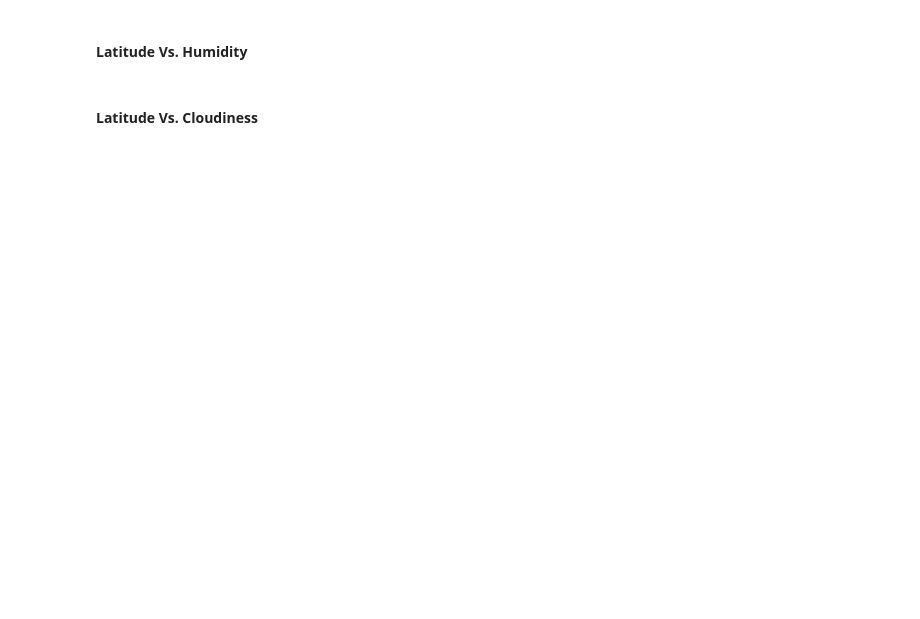
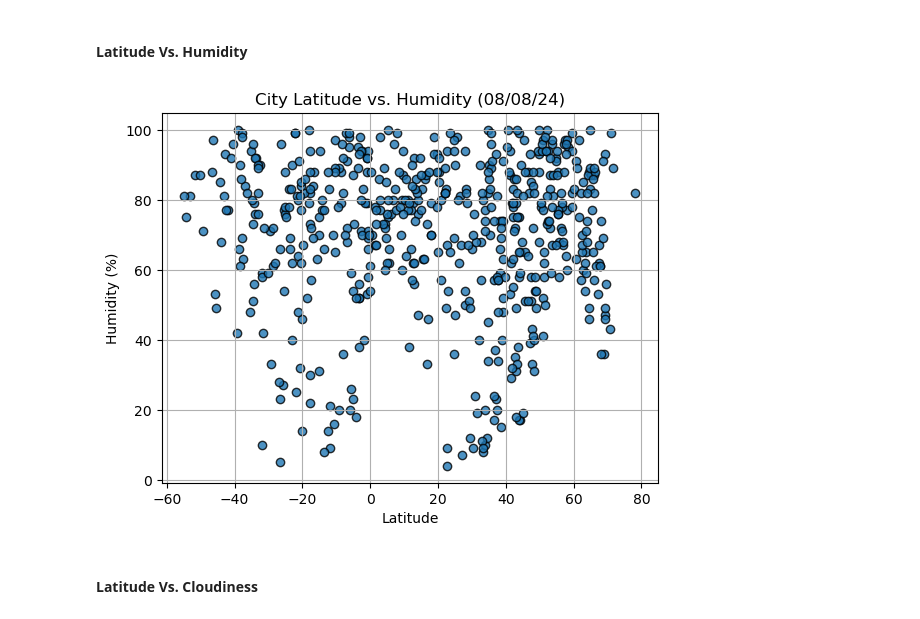
Before and after one commit to AndrewSobiech/python-api-challenge, a Jupyter notebook: WeatherPy/WeatherPy.ipynb, the cells around one changed output. Saved outputs shown, nothing was run; the diff lists cells and outputs as text; code cells hidden in the pictures; blank space fills up the shorter version.

```diff
--- a/WeatherPy/WeatherPy.ipynb
+++ b/WeatherPy/WeatherPy.ipynb
@@ -162,16 +213,23 @@ plt.show()
 #### Latitude Vs. Humidity
 # %%
 # Build the scatter plots for latitude vs. humidity
-# YOUR CODE HERE
+plt.scatter(city_data_df['Lat'], city_data_df['Humidity'],
+            edgecolor='black', linewidths=1, marker='o',
+            alpha=0.8, label='Cities')
 
 # Incorporate the other graph properties
-# YOUR CODE HERE
+plt.title('City Latitude vs. Humidity (%s)' % time.strftime("%x"))
+plt.ylabel('Humidity (%)')
+plt.xlabel('Latitude')
+plt.grid(True)
 
 # Save the figure
 plt.savefig("output_data/Fig2.png")
 
 # Show plot
 plt.show()
+# %% [output]
+[figure, added]
 # %% [markdown]
 #### Latitude Vs. Cloudiness
 # %%
```
Also changed, not shown: parts of 30 cells of this notebook, 12 other files.
